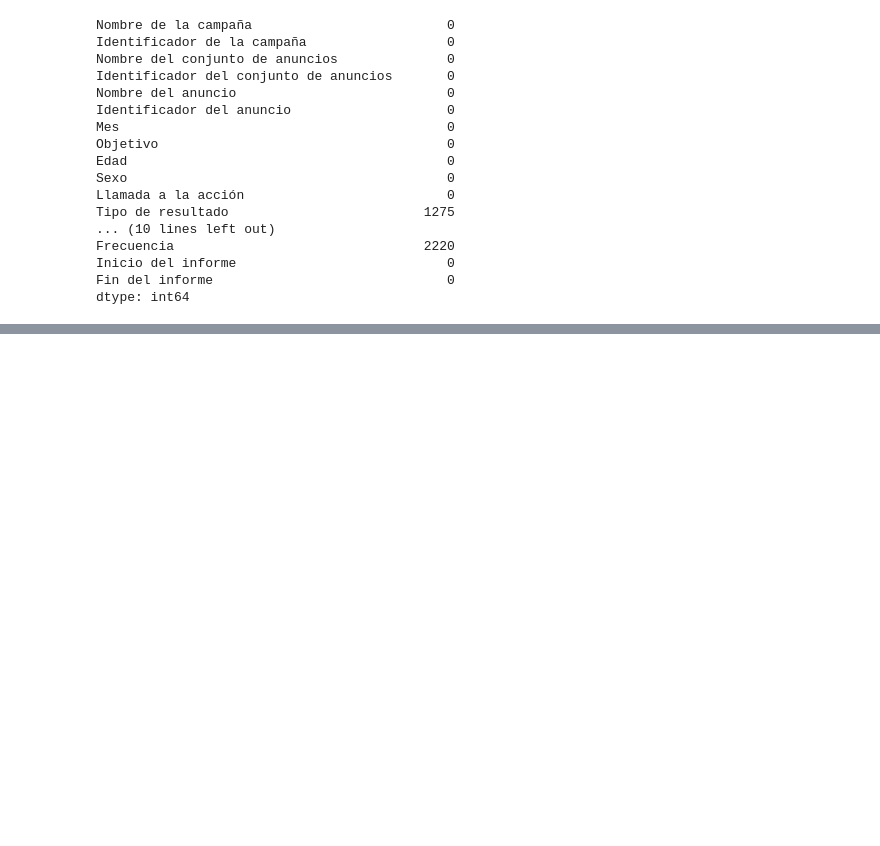
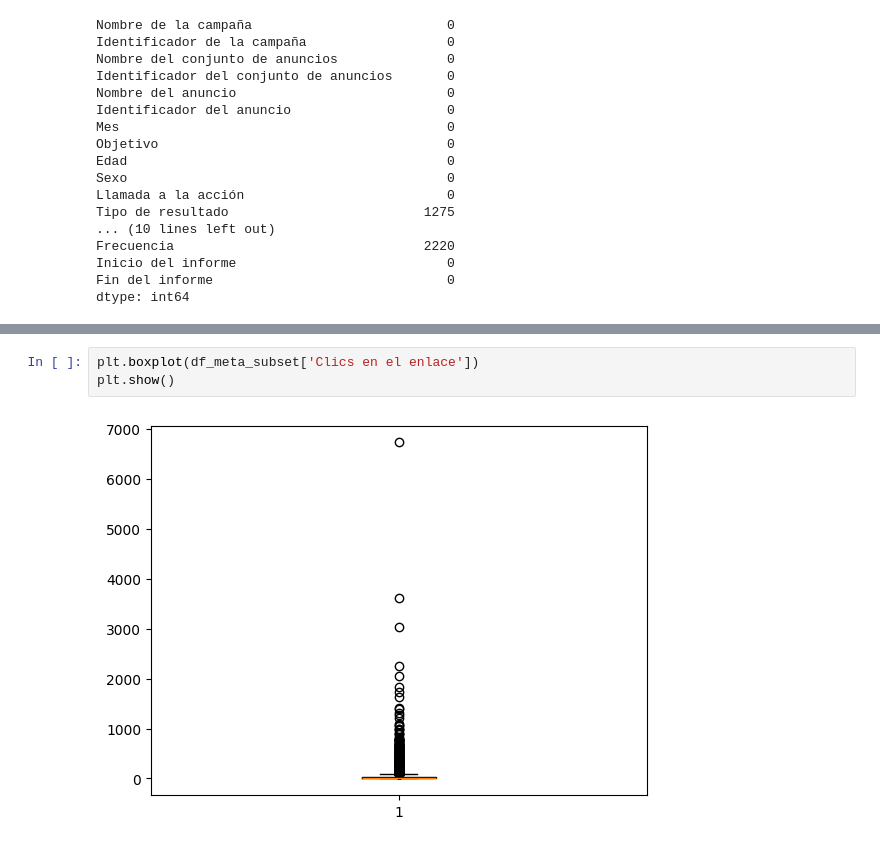
Before and after one commit to andresmaufer03/Proyecto-EDA, a Jupyter notebook: EDAXiudad.ipynb, the cells around one changed output, grey strips where cells are left out. Saved outputs shown, nothing was run; the diff lists cells and outputs as text; blank space fills up the shorter version.

```diff
--- a/EDAXiudad.ipynb
+++ b/EDAXiudad.ipynb
@@ -96,0 +198,5 @@ dtype: int64
+# %%
+plt.boxplot(df_meta_subset['Clics en el enlace'])
+plt.show()
+# %% [output]
+[figure, added]
```
Also changed, not shown: parts of 27 cells of this notebook.
